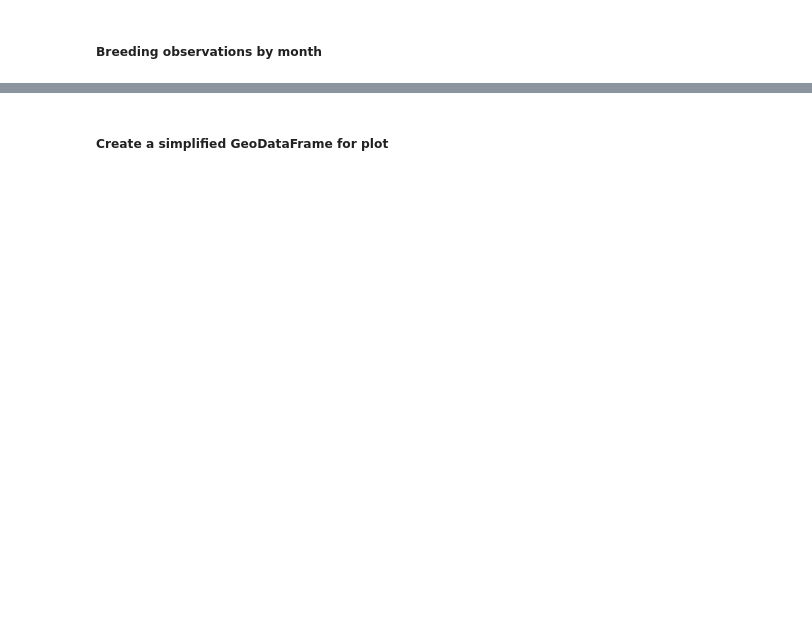
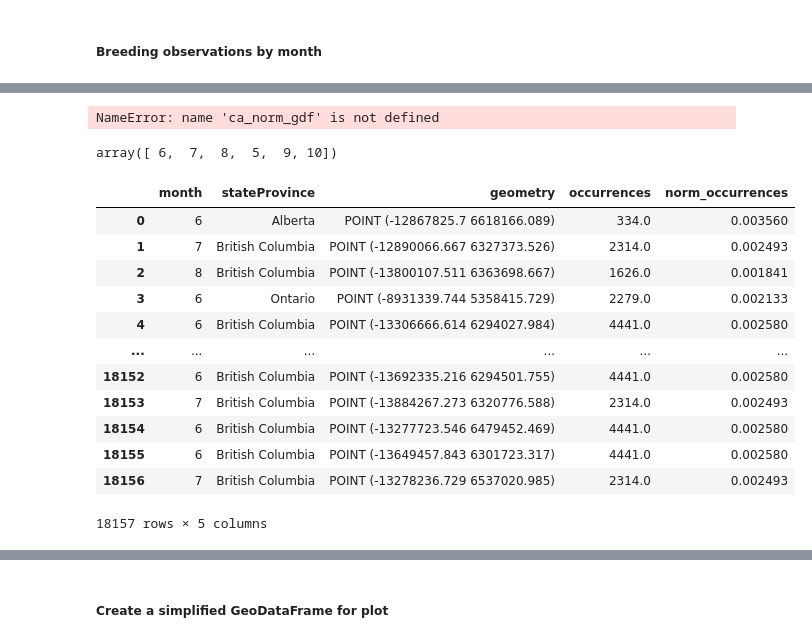
Before and after one commit to earthlab-education/species-distribution-coding-challenge-lauren-alexandra, a Jupyter notebook: portfolio_post/willow-flycatcher-distribution.ipynb, the cells around one changed output, grey strips where cells are left out. Saved outputs shown, nothing was run; the diff lists cells and outputs as text; code cells hidden in the pictures; blank space fills up the shorter version.

```diff
--- a/portfolio_post/willow-flycatcher-distribution.ipynb
+++ b/portfolio_post/willow-flycatcher-distribution.ipynb
@@ -493,0 +514,48 @@ occurrence_df
+# %%
+ca_first_row = ca_norm_gdf.head(1)
+ca_first_row.month
+# %% [output]
+NameError: name 'ca_norm_gdf' is not defined
+# %%
+ca_norm_gdf.month.unique()
+# %% [output]
+array([ 6,  7,  8,  5,  9, 10])
+# %%
+# account for months without observation in plot
+def fill_map(df, empty_months, stateProvince, geometry):
+    month_rows = []
+
+    for month in empty_months:
+        empty_month = {'month': month, 'stateProvince': stateProvince, 'geometry': geometry, 'occurrences': 0.0, 'norm_occurrences': 0.0}
+        month_rows.append(empty_month)
+
+    df = df.append(month_rows, ignore_index=True)
+
+    return df
+# %%
+ca_norm_gdf = fill_map(ca_norm_gdf, [0, 1, 2, 3, 4, 11, 12], 'Alberta', geometry)
+
+ca_norm_gdf.tail(20)
+# %%
+# Speed up processing
+ca_norm_gdf.geometry = ca_norm_gdf.simplify(
+    .1, preserve_topology=False)
+
+# Change the CRS to Mercator for mapping
+ca_norm_gdf = ca_norm_gdf.to_crs(ccrs.Mercator())
+
+ca_norm_gdf
+# %% [output]
+|  | month | stateProvince | geometry | occurrences | norm_occurrences |
+| 0 | 6 | Alberta | POINT (-12867825.7 6618166.089) | 334.0 | 0.003560 |
+| 1 | 7 | British Columbia | POINT (-12890066.667 6327373.526) | 2314.0 | 0.002493 |
+| 2 | 8 | British Columbia | POINT (-13800107.511 6363698.667) | 1626.0 | 0.001841 |
+| 3 | 6 | Ontario | POINT (-8931339.744 5358415.729) | 2279.0 | 0.002133 |
+| 4 | 6 | British Columbia | POINT (-13306666.614 6294027.984) | 4441.0 | 0.002580 |
+| ... | ... | ... | ... | ... | ... |
+| 18152 | 6 | British Columbia | POINT (-13692335.216 6294501.755) | 4441.0 | 0.002580 |
+| 18153 | 7 | British Columbia | POINT (-13884267.273 6320776.588) | 2314.0 | 0.002493 |
+| 18154 | 6 | British Columbia | POINT (-13277723.546 6479452.469) | 4441.0 | 0.002580 |
+| 18155 | 6 | British Columbia | POINT (-13649457.843 6301723.317) | 4441.0 | 0.002580 |
+| 18156 | 7 | British Columbia | POINT (-13278236.729 6537020.985) | 2314.0 | 0.002493 |
+18157 rows × 5 columns
```
Also changed, not shown: parts of 11 cells of this notebook.
